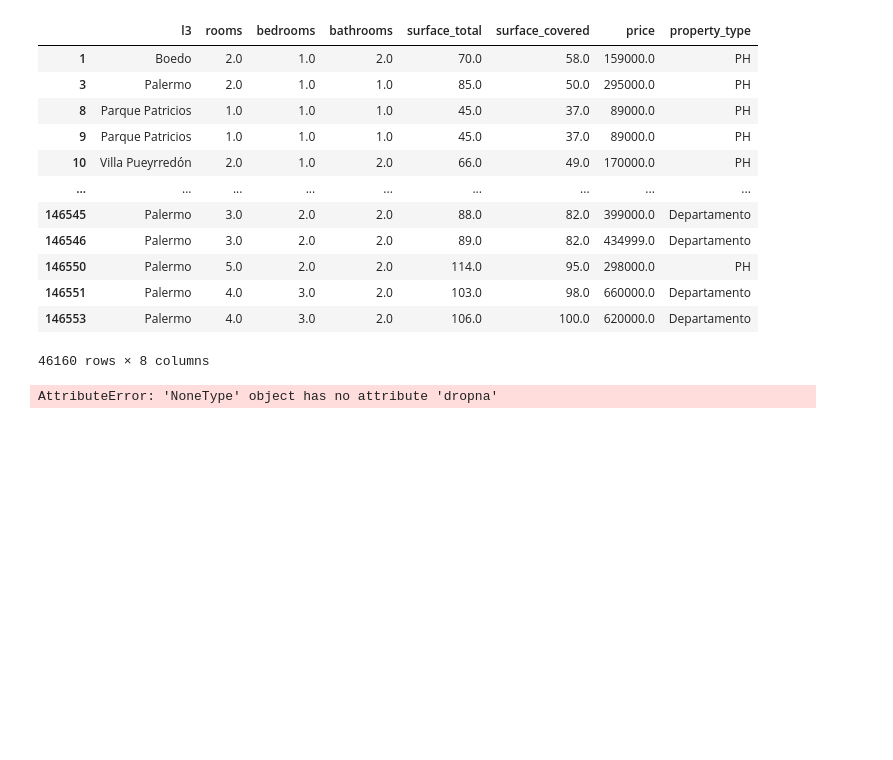
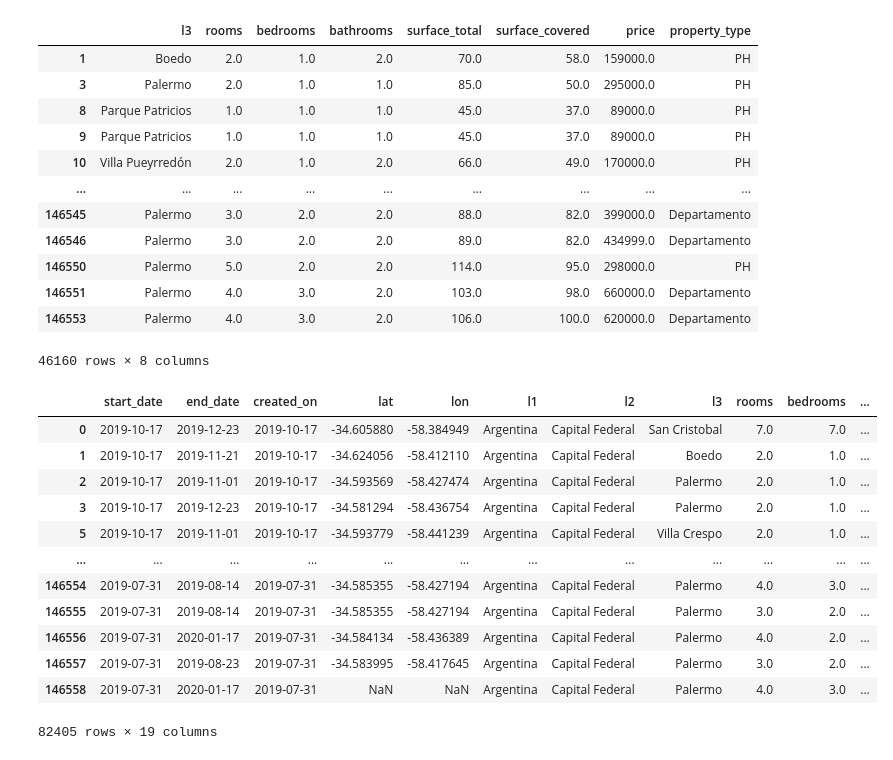
Before and after one commit to ldotto46/01.Proj_Real-State, a Jupyter notebook: Properati_analisys.ipynb, the cells around one changed output. Cells and saved outputs as stored; diff of their text form; code cells hidden in the pictures; blank space fills up the shorter version.

```diff
--- a/Properati_analisys.ipynb
+++ b/Properati_analisys.ipynb
@@ -397,13 +397,22 @@ dfil
 46160 rows × 8 columns
 # %%
 #ZONA: CAPITAL FEDERAL
-df = pd.read_csv("DS_Proyecto_01_Datos_Properati.csv",sep=',') #carga del dataset junto con sus cinco primeras instancias
-filtro_ML = df[df.property_type.isin(['Departamento', 'Casa' , 'PH']) & df.l2.isin(['Capital Federal'])]
-filtro_ML= filtro_ML[(15 <= filtro_ML.surface_total) & (filtro_ML.surface_total<= 1000)]
-filtro_ML= filtro_ML[filtro_ML.price <= 4000000]
-columns = ['rooms', 'bedrooms','surface_total','surface_covered','price']
-ML=filtro_ML[columns]
+baseML0 = pd.read_csv("DS_Proyecto_01_Datos_Properati.csv",sep=',') #carga del dataset junto con sus cinco primeras instancias
+baseML1 = baseML0[baseML0.property_type.isin(['Departamento', 'Casa' , 'PH']) & baseML0.l2.isin(['Capital Federal'])]
+baseML1
+baseML2 = baseML1[(baseML1.surface_total >=15) & (baseML1.surface_total <=1000)]
+baseML2
+# %% [output]
+|  | start_date | end_date | created_on | lat | lon | l1 | l2 | l3 | rooms | bedrooms | ... |
+| 0 | 2019-10-17 | 2019-12-23 | 2019-10-17 | -34.605880 | -58.384949 | Argentina | Capital Federal | San Cristobal | 7.0 | 7.0 | ... |
+| 1 | 2019-10-17 | 2019-11-21 | 2019-10-17 | -34.624056 | -58.412110 | Argentina | Capital Federal | Boedo | 2.0 | 1.0 | ... |
+| 2 | 2019-10-17 | 2019-11-01 | 2019-10-17 | -34.593569 | -58.427474 | Argentina | Capital Federal | Palermo | 2.0 | 1.0 | ... |
+| 3 | 2019-10-17 | 2019-12-23 | 2019-10-17 | -34.581294 | -58.436754 | Argentina | Capital Federal | Palermo | 2.0 | 1.0 | ... |
+| 5 | 2019-10-17 | 2019-11-01 | 2019-10-17 | -34.593779 | -58.441239 | Argentina | Capital Federal | Villa Crespo | 2.0 | 1.0 | ... |
+| ... | ... | ... | ... | ... | ... | ... | ... | ... | ... | ... | ... |
+| 146554 | 2019-07-31 | 2019-08-14 | 2019-07-31 | -34.585355 | -58.427194 | Argentina | Capital Federal | Palermo | 4.0 | 3.0 | ... |
+| 146555 | 2019-07-31 | 2019-08-14 | 2019-07-31 | -34.585355 | -58.427194 | Argentina | Capital Federal | Palermo | 3.0 | 2.0 | ... |
+| 146556 | 2019-07-31 | 2020-01-17 | 2019-07-31 | -34.584134 | -58.436389 | Argentina | Capital Federal | Palermo | 4.0 | 2.0 | ... |
+| 146557 | 2019-07-31 | 2019-08-23 | 2019-07-31 | -34.583995 | -58.417645 | Argentina | Capital Federal | Palermo | 3.0 | 2.0 | ... |
+| 146558 | 2019-07-31 | 2020-01-17 | 2019-07-31 | NaN | NaN | Argentina | Capital Federal | Palermo | 4.0 | 3.0 | ... |
+82405 rows × 19 columns
-# %%
-ML=ML.dropna(inplace=True)
-# %% [output]
-AttributeError: 'NoneType' object has no attribute 'dropna'
```
